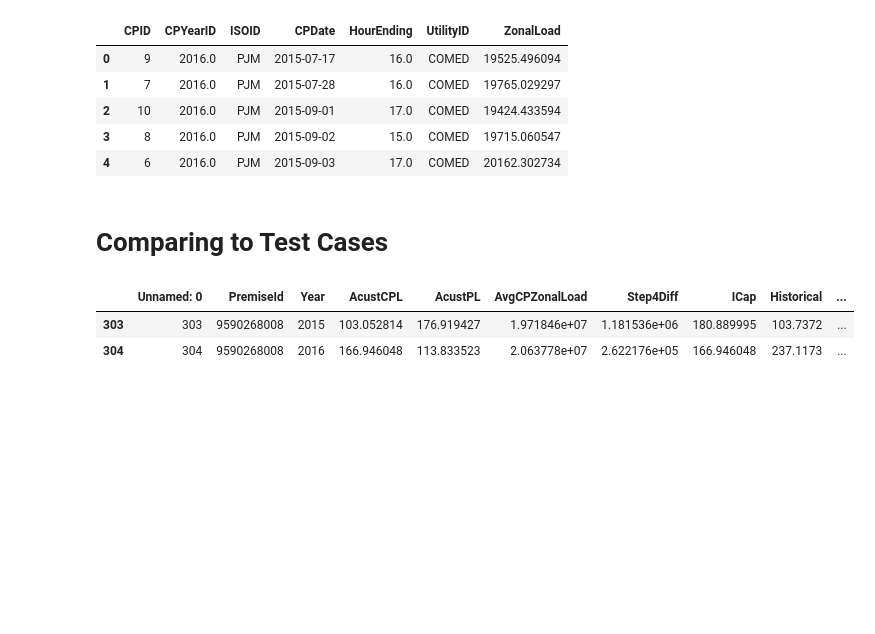
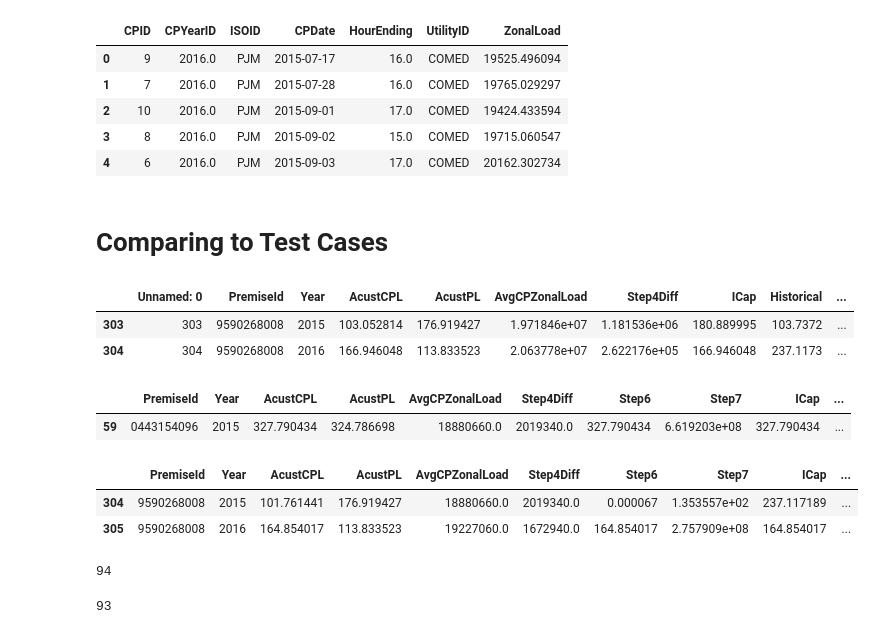
Before and after one commit to mileshill/jeapi, a Jupyter notebook: COMED.ipynb, the cells around one changed output. Saved outputs shown, nothing was run; the diff lists cells and outputs as text; code cells hidden in the pictures; blank space fills up the shorter version.

```diff
--- a/COMED.ipynb
+++ b/COMED.ipynb
@@ -459,3 +475,21 @@ df[df['PremiseId'] == 9590268008]
 |  | Unnamed: 0 | PremiseId | Year | AcustCPL | AcustPL | AvgCPZonalLoad | Step4Diff | ICap | Historical | ... |
 | 303 | 303 | 9590268008 | 2015 | 103.052814 | 176.919427 | 1.971846e+07 | 1.181536e+06 | 180.889995 | 103.7372 | ... |
 | 304 | 304 | 9590268008 | 2016 | 166.946048 | 113.833523 | 2.063778e+07 | 2.622176e+05 | 166.946048 | 237.1173 | ... |
+# %%
+compare[compare.PremiseId == '0443154096']
+# %% [output]
+|  | PremiseId | Year | AcustCPL | AcustPL | AvgCPZonalLoad | Step4Diff | Step6 | Step7 | ICap | ... |
+| 59 | 0443154096 | 2015 | 327.790434 | 324.786698 | 18880660.0 | 2019340.0 | 327.790434 | 6.619203e+08 | 327.790434 | ... |
+# %%
+compare[compare.PremiseId == '9590268008']
+# %% [output]
+|  | PremiseId | Year | AcustCPL | AcustPL | AvgCPZonalLoad | Step4Diff | Step6 | Step7 | ICap | ... |
+| 304 | 9590268008 | 2015 | 101.761441 | 176.919427 | 18880660.0 | 2019340.0 | 0.000067 | 1.353557e+02 | 237.117189 | ... |
+| 305 | 9590268008 | 2016 | 164.854017 | 113.833523 | 19227060.0 | 1672940.0 | 164.854017 | 2.757909e+08 | 164.854017 | ... |
+# %%
+print(compare.dropna(subset=['Variance']).shape[0])
+
+compare[((compare.Variance <= 2.0) | (compare.Historical - compare.ICap <= 1))].dropna(subset=['Variance']).sort_values(by='Variance').shape[0]
+# %% [output]
+94
+93
```
Also changed, not shown: parts of 18 cells of this notebook, 5 other files.
